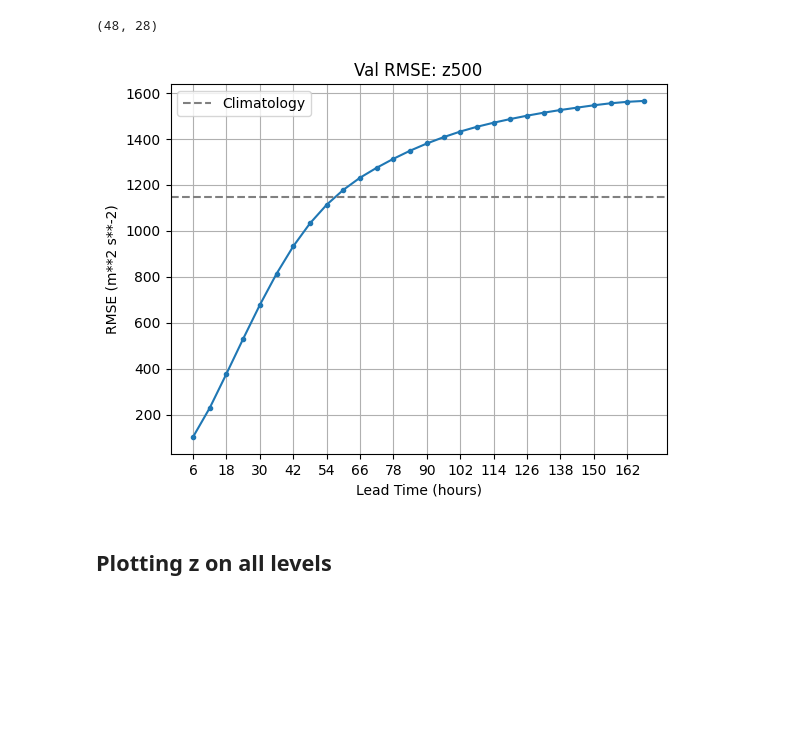
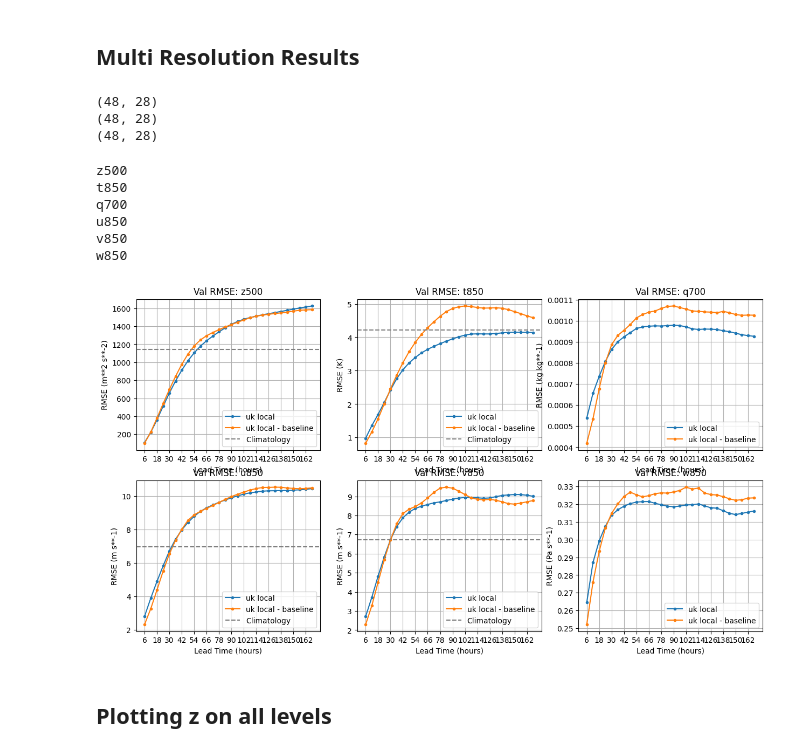
Before and after one commit to bet20ICL/neural-lam, a Jupyter notebook: notebooks/results.ipynb, the cells around one changed output. Drawn from its saved outputs; the diff is of its cells as text; code cells hidden in the pictures; blank space fills up the shorter version.

```diff
--- a/notebooks/results.ipynb
+++ b/notebooks/results.ipynb
@@ -9,35 +9,64 @@ import pandas as pd
 
 import neural_lam.utils as utils
 from neural_lam.constants import ERA5UKConstants
-# %%
-rmse_path = "../wandb/offline-run-20240606_192525-fd22zwlj/files/test_rmse.csv"
-
-val_rmse = np.loadtxt(rmse_path, delimiter=',').T
-print(val_rmse.shape)
-# %% [output]
-(48, 28)
+# %% [markdown]
+## Multi Resolution Results
+# %%
+run_path = "../wandb/offline-run-20240606_232655-9larn97f/files"
+level_1_rmse_path = os.path.join(run_path, "level-1_test_rmse.csv")
+level_1_rmse = np.loadtxt(level_1_rmse_path, delimiter=",").T
+print(level_1_rmse.shape)
+
+level_0_rmse_path = os.path.join(run_path, "level-0_test_rmse.csv")
+level_0_rmse = np.loadtxt(level_0_rmse_path, delimiter=",").T
+print(level_0_rmse.shape)
+
+baseline_path = "../wandb/offline-run-20240607_000158-laoiz9ht/files/test_rmse.csv"
+baseline_rmse = np.loadtxt(baseline_path, delimiter=',').T
+print(baseline_rmse.shape)
+# %% [output]
+(48, 28)
+(48, 28)
+(48, 28)
 # %%
-var_name = "z500"
-var_idx = ERA5UKConstants.PARAM_NAMES.index(var_name)
-var_clim = ERA5UKConstants.CLIMATOLOGY[var_name]
-var_unit = ERA5UKConstants.PARAM_UNITS[var_idx]
+def rollout_axs(ax, var_name):
+    var_idx = ERA5UKConstants.PARAM_NAMES.index(var_name)
+    var_unit = ERA5UKConstants.PARAM_UNITS[var_idx]
 
-fig, ax = plt.subplots()
-ax.plot(val_rmse[var_idx], ".-", label=f"")
-ax.axhline(var_clim, color="grey", linestyle="--", label="Climatology")
+    # ax.plot(level_0_rmse[var_idx], ".-", label=f"uk big")
+    ax.plot(level_1_rmse[var_idx], ".-", label=f"uk local")
+    ax.plot(baseline_rmse[var_idx], ".-", label=f"uk local - baseline")
 
-xticks_pos = range(0, val_rmse.shape[1], 2)
-xticks_labels = [str((tick + 1) * 6) for tick in xticks_pos]
-ax.set_xticks(xticks_pos)
-ax.set_xticklabels(xticks_labels)
+    if var_name in ERA5UKConstants.CLIMATOLOGY:
+        var_clim = ERA5UKConstants.CLIMATOLOGY[var_name]
+        ax.axhline(var_clim, color="grey", linestyle="--", label="Climatology")
 
-ax.legend()
-ax.set_xlabel("Lead Time (hours)")
-ax.set_ylabel(f"RMSE ({var_unit})")
-ax.set_title(f"Val RMSE: {var_name}")
-ax.grid(True)
+    xticks_pos = range(0, baseline_rmse.shape[1], 2)
+    xticks_labels = [str((tick + 1) * 6) for tick in xticks_pos]
+    ax.set_xticks(xticks_pos)
+    ax.set_xticklabels(xticks_labels)
+
+    ax.legend()
+    ax.set_xlabel("Lead Time (hours)")
+    ax.set_ylabel(f"RMSE ({var_unit})")
+    ax.set_title(f"Val RMSE: {var_name}")
+    ax.grid(True)
-# %% [output]
-[figure, removed]
+# %%
+# headline_vars = ["z500", "t850", "q700", "u850", "v850", "w850"]
+headline_vars = ["z500", "t850", "q700", "u850", "v850", "w850"]
+
+
+fig, axs = plt.subplots(2, 3, figsize=(15, 8))
+for ax, var_name in zip(axs.flat, headline_vars):
+    rollout_axs(ax, var_name)
+# %% [output]
+z500
+t850
+q700
+u850
+v850
+w850
+[figure, added]
 # %% [markdown]
 ## Plotting z on all levels
 # %%
```
Also changed, not shown: 12 other files.
